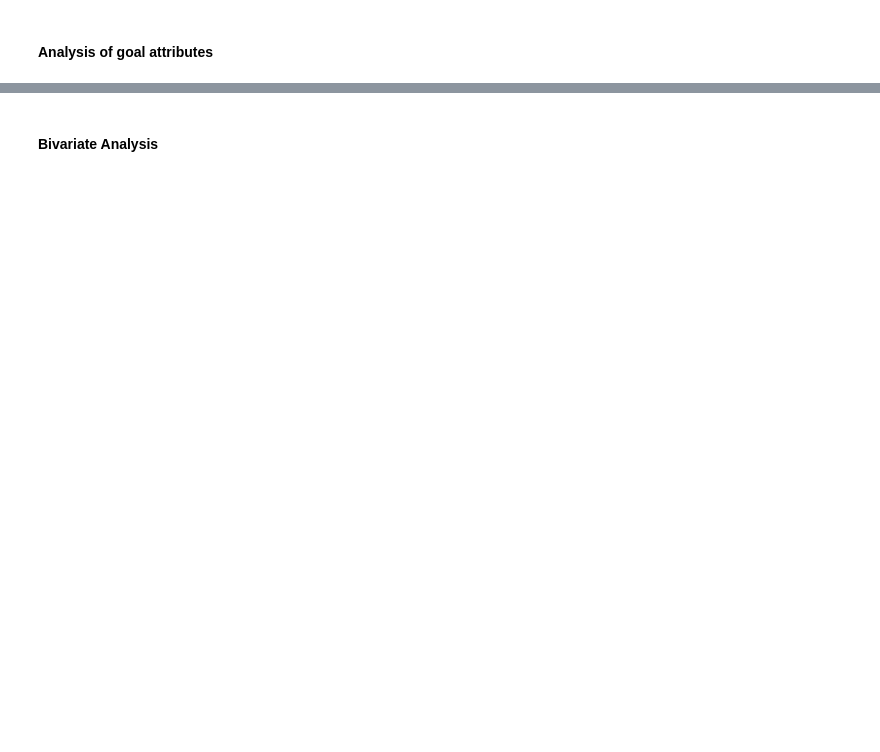
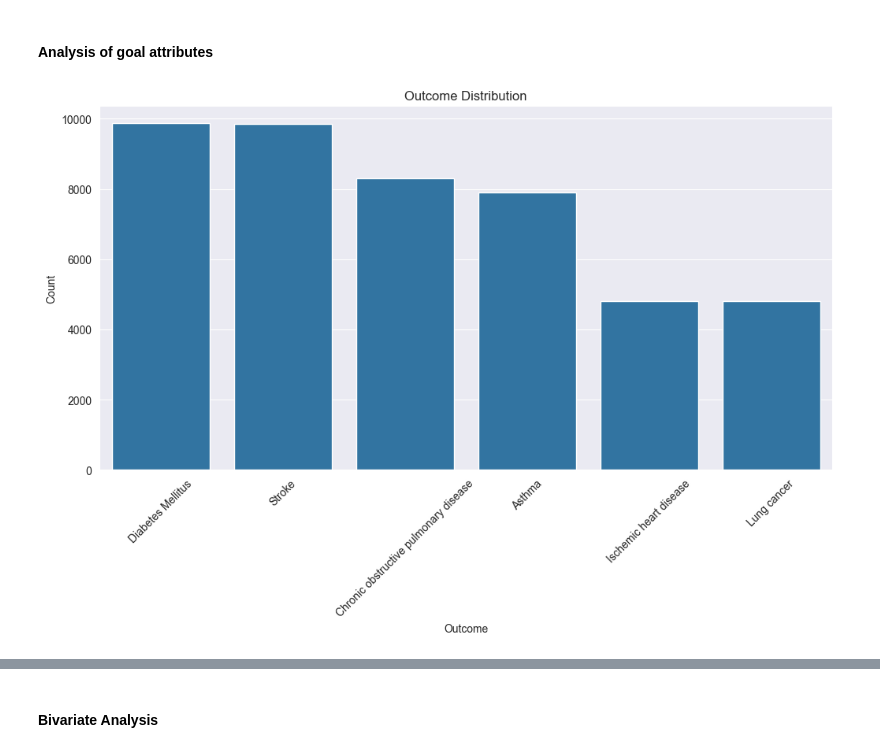
Before and after one commit to 1221715JorgeCruz/ANADI_MFC_3NA_1221715_1191843_1100719, a Jupyter notebook: trabalho_pratico_02/Airpol_project.ipynb, the cells around one changed output, grey strips where cells are left out. Drawn from its saved outputs; the diff is of its cells as text; code cells hidden in the pictures; blank space fills up the shorter version.

```diff
--- a/trabalho_pratico_02/Airpol_project.ipynb
+++ b/trabalho_pratico_02/Airpol_project.ipynb
@@ -80,10 +119,12 @@ for value in numeric_columns:
 # %%
 #Outcome
 plt.figure(figsize=(12, 6))
 sns.countplot(data=df, x='Outcome', order=df['Outcome'].value_counts().index)
-plt.title("Distribuição de Outcome")
+plt.title("Outcome Distribution")
 plt.xlabel("Outcome")
-plt.ylabel("Frequência")
+plt.ylabel("Count")
 plt.xticks(rotation=45)
 plt.show()
+# %% [output]
+[figure, added]
 # %%
```
Also changed, not shown: parts of 10 cells of this notebook.
